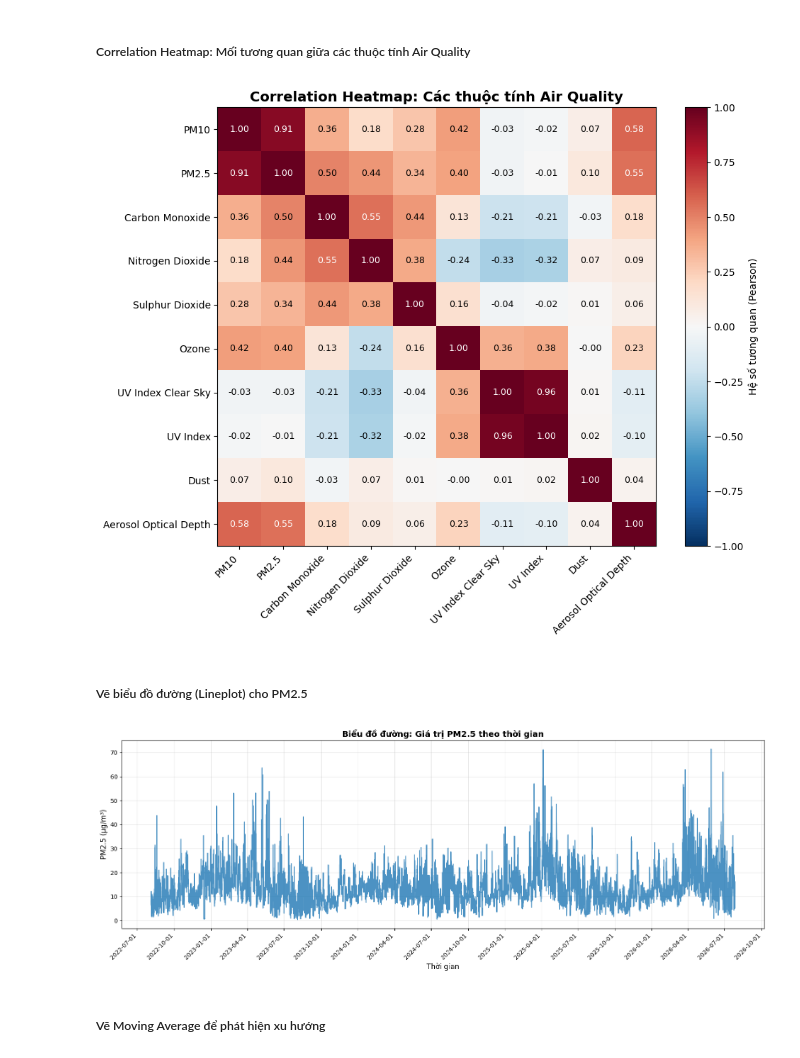
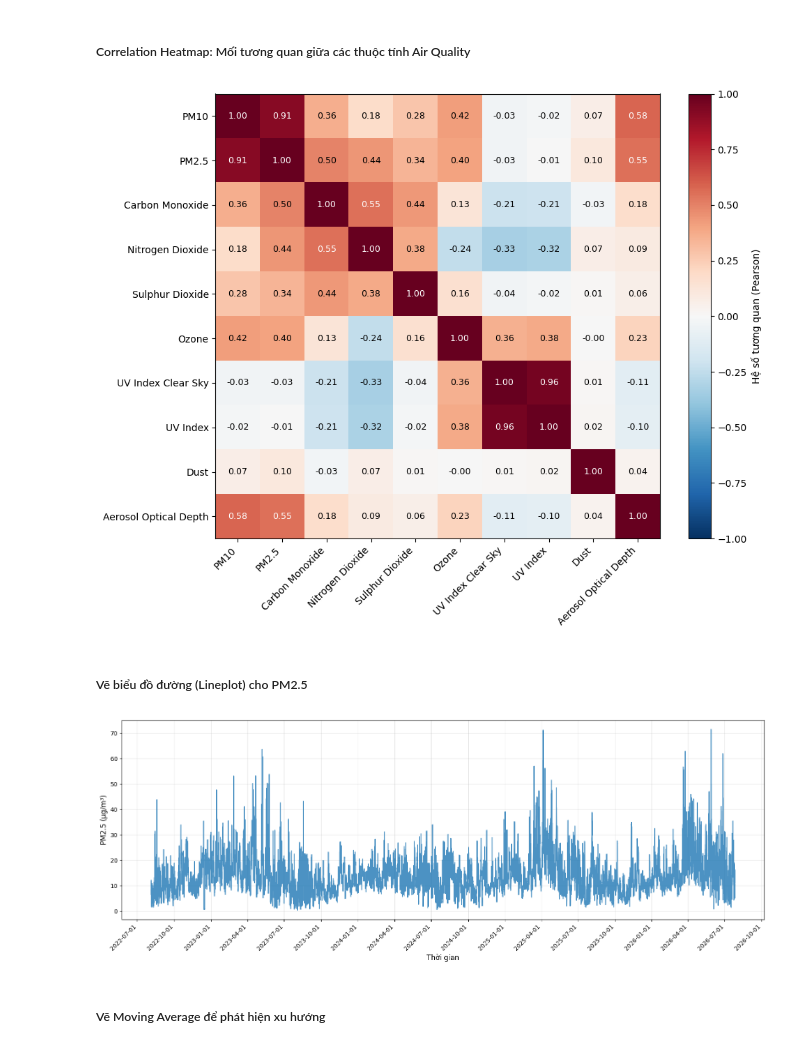
Before and after one commit to thiennguyen37-qn/PM2.5-GRU, a Jupyter notebook: 02_eda.ipynb, the cells around one changed output. Cells and saved outputs as stored; diff of their text form; code cells hidden in the pictures.

```diff
--- a/02_eda.ipynb
+++ b/02_eda.ipynb
@@ -74,27 +74,26 @@ describe_table
 # %%
 air_quality_cols = ['PM10', 'PM2.5', 'Carbon Monoxide', 'Nitrogen Dioxide', 'Sulphur Dioxide',
                      'Ozone', 'UV Index Clear Sky', 'UV Index', 'Dust', 'Aerosol Optical Depth']
 corr_matrix = df[air_quality_cols].corr()
 
 fig, ax = plt.subplots(figsize=(10, 8))
 im = ax.imshow(corr_matrix, cmap='RdBu_r', vmin=-1, vmax=1)
 
 ax.set_xticks(range(len(air_quality_cols)))
 ax.set_yticks(range(len(air_quality_cols)))
 ax.set_xticklabels(air_quality_cols, rotation=45, ha='right')
 ax.set_yticklabels(air_quality_cols)
 
 for i in range(len(air_quality_cols)):
     for j in range(len(air_quality_cols)):
         ax.text(j, i, f'{corr_matrix.iloc[i, j]:.2f}', ha='center', va='center',
                 color='white' if abs(corr_matrix.iloc[i, j]) > 0.5 else 'black', fontsize=9)
 
 plt.colorbar(im, ax=ax, label='Hệ số tương quan (Pearson)')
-plt.title('Correlation Heatmap: Các thuộc tính Air Quality', fontsize=14, fontweight='bold')
 plt.tight_layout()
 plt.show()
 # %% [output]
-[figure, old version]
+[figure, new version]
 # %% [markdown]
 ##### Vẽ biểu đồ đường (Lineplot) cho PM2.5
 # %%
@@ -111,12 +110,11 @@ plt.xticks(rotation=45, ha='right')
 
 plt.xlabel('Thời gian', fontsize=12)
 plt.ylabel('PM2.5 (µg/m³)', fontsize=12)
-plt.title('Biểu đồ đường: Giá trị PM2.5 theo thời gian', fontsize=14, fontweight='bold')
 plt.grid(True, alpha=0.3)
 plt.tight_layout()
 plt.show()
 # %% [output]
-[figure, old version]
+[figure, new version]
 # %% [markdown]
 ##### Vẽ Moving Average để phát hiện xu hướng
 # %%
```
Also changed, not shown: parts of 7 cells of this notebook, 20 other files.
